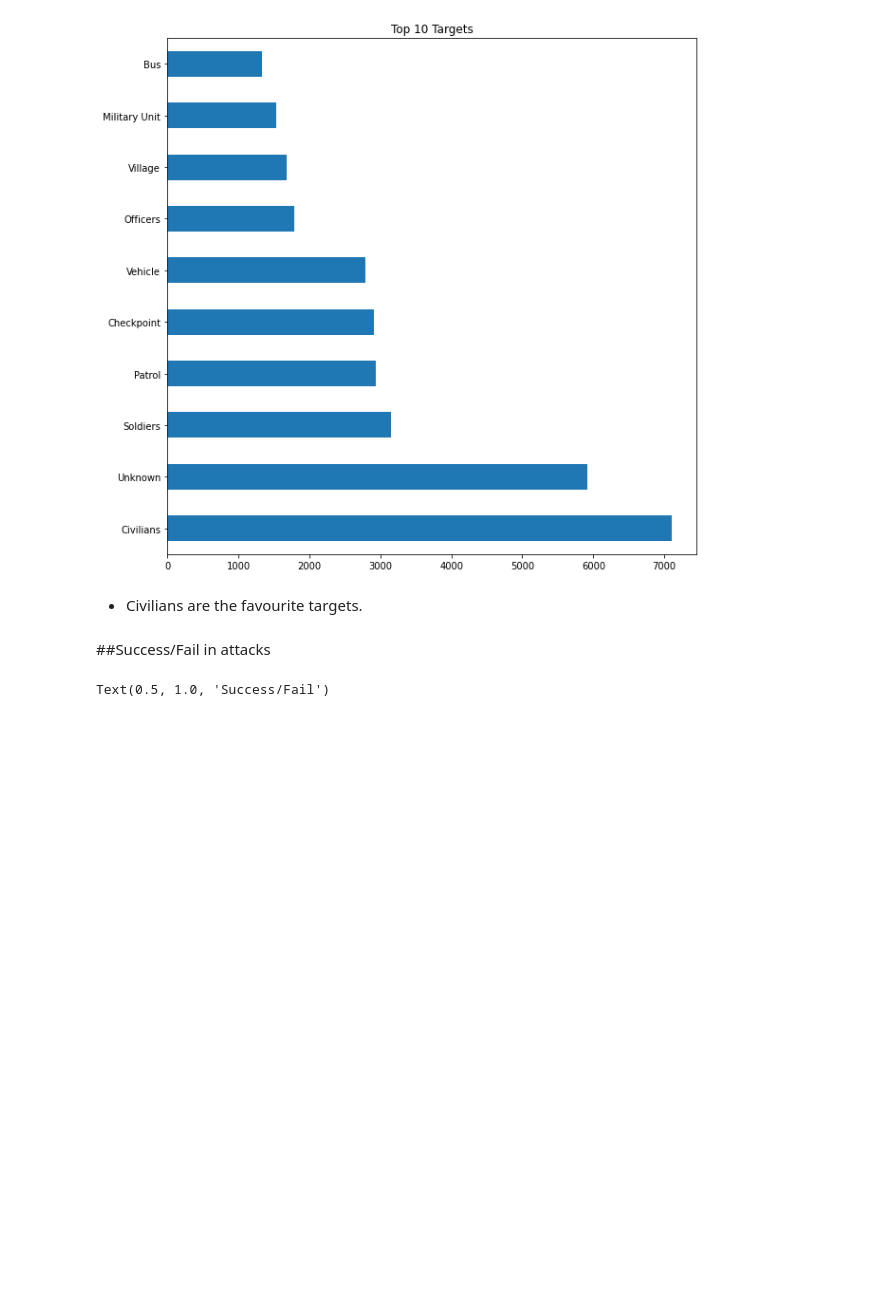
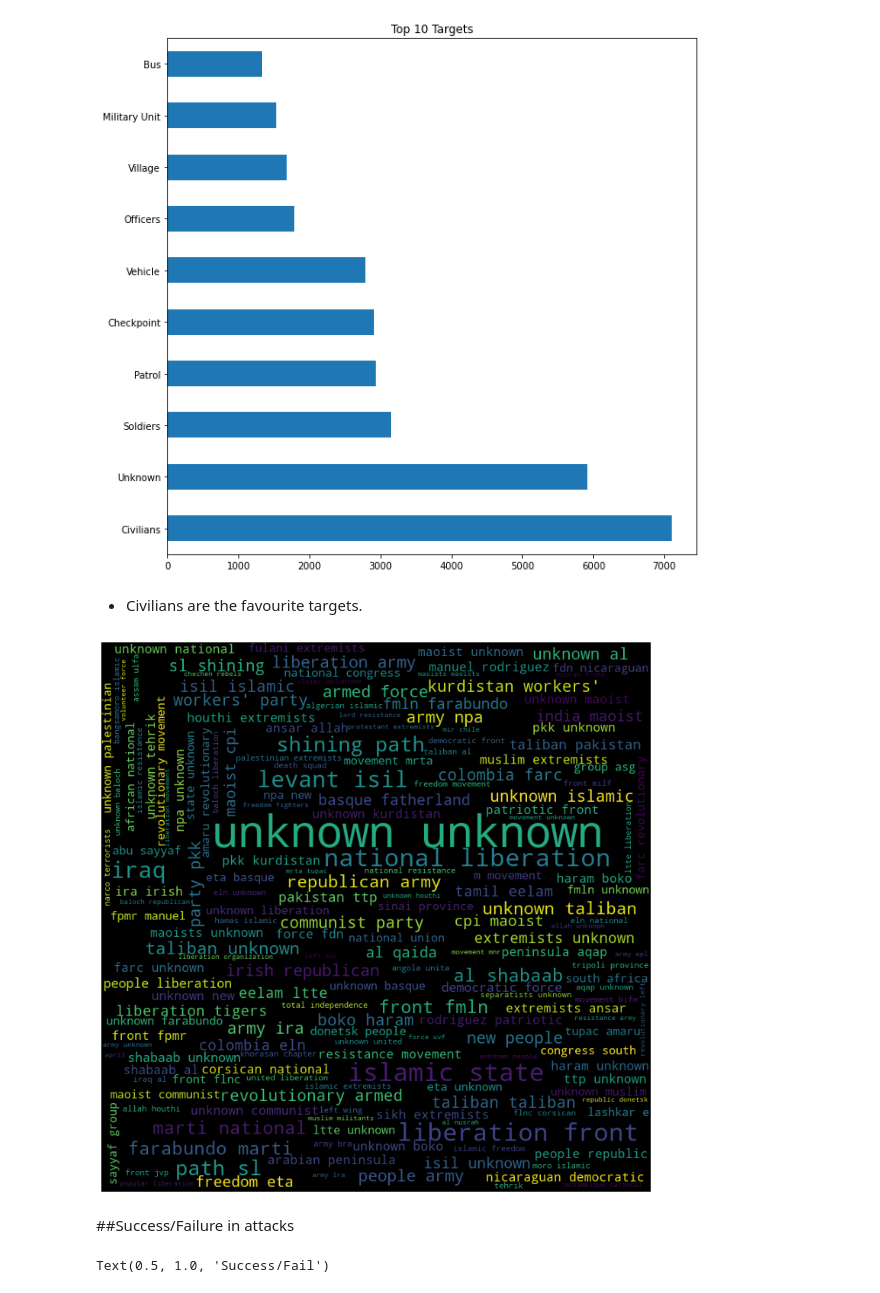
Before and after one commit to himanshukhasdev/Global-Terrorism-Analysis, a Jupyter notebook: Himanshu_Khasdev_Global_Terrorism_Analysis_Capstone_Project.ipynb, the cells around one changed output. Saved outputs shown, nothing was run; the diff lists cells and outputs as text; code cells hidden in the pictures; blank space fills up the shorter version.

```diff
--- a/Himanshu_Khasdev_Global_Terrorism_Analysis_Capstone_Project.ipynb
+++ b/Himanshu_Khasdev_Global_Terrorism_Analysis_Capstone_Project.ipynb
@@ -433,0 +483,6 @@ plt.show()
+# %%
+sum1=0
+for i in data['Killed']:
+  if i!=0:
+    sum1=sum1+i
+print("Total no. of people killed :",int(sum1))
@@ -433,0 +491,7 @@ plt.show()
+# %%
+sum2=0
+for i in data['Wounded']:
+  if i!=0:
+    sum2=sum2+i
+print("Total no. of people Wounded :",int(sum2))
+print("Total no. of people Casualities :",int(sum1+sum2))
@@ -483,8 +569,34 @@ Text(0.5, 1.0, 'Top 10 Targets')
 
 
 *   Civilians are the favourite targets.
+# %%
+from wordcloud import WordCloud, STOPWORDS
+comment_words = ''
+for i in data.Group:
+    i = str(i)
+    separate = i.split()
+    for j in range(len(separate)):
+        separate[j] = separate[j].lower()
+
+    comment_words += " ".join(separate)+" "
+# %%
+# Creating the Word Cloud
+stopwords = set(STOPWORDS)
+final_wordcloud = WordCloud(width = 800, height = 800,
+                background_color ='black',
+                stopwords = stopwords,
+                min_font_size = 10).generate(comment_words)
+# %%
+# Displaying the WordCloud
+plt.figure(figsize = (10, 10), facecolor = None)
+plt.imshow(final_wordcloud)
+plt.axis("off")
+plt.tight_layout(pad = 0)
+plt.show()
+# %% [output]
+[figure, added]
 # %% [markdown]
-##Success/Fail in attacks
+##Success/Failure in attacks
 # %%
 data['Success'].value_counts().plot(kind='barh')
 plt.title('Success/Fail')
```
Also changed, not shown: parts of 32 cells of this notebook.
